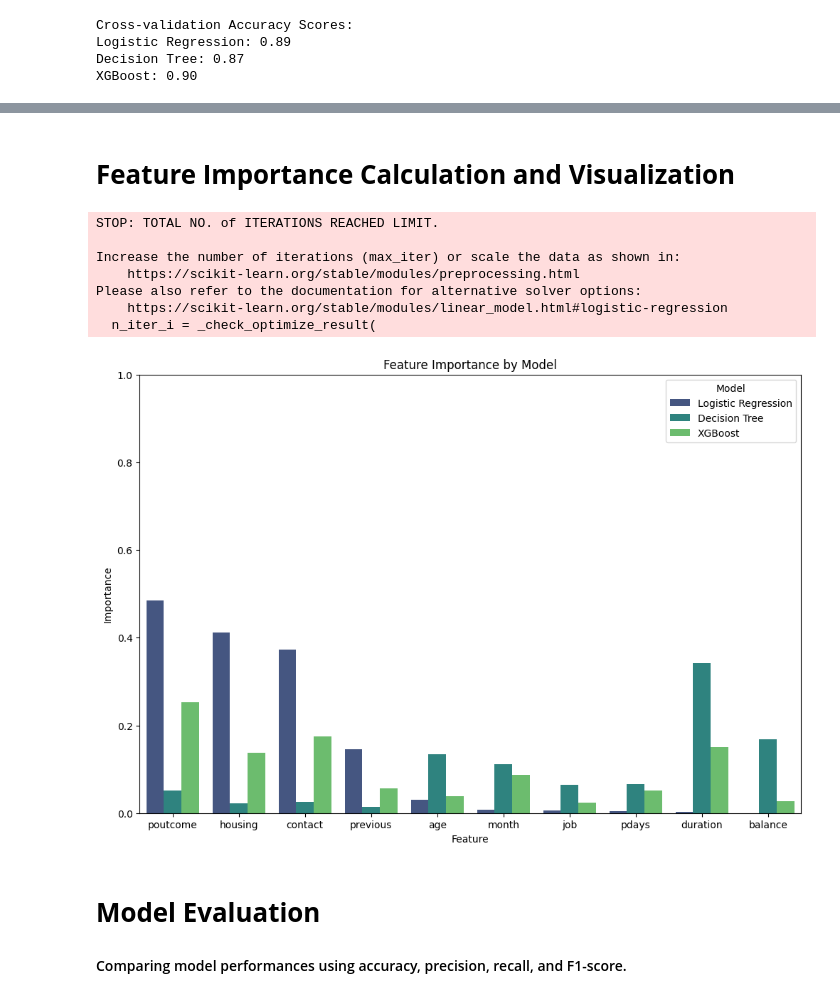
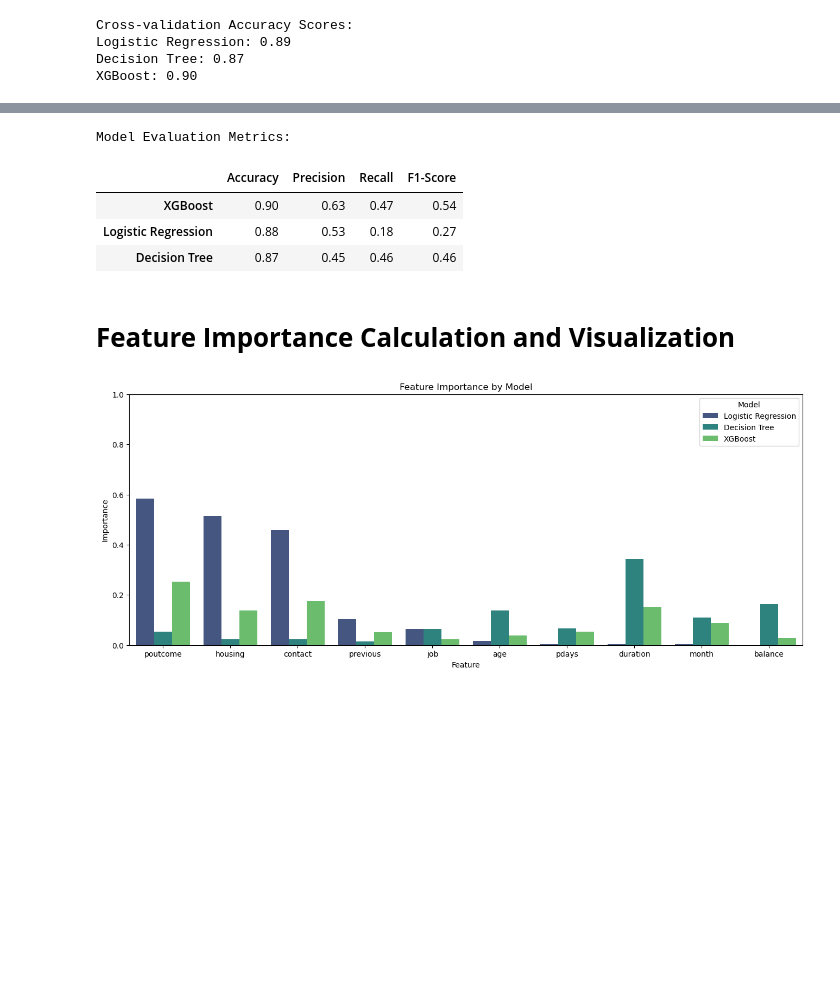
Before and after one commit to JoshvaDS/Bank-Marketing-Campaign-Prediction, a Jupyter notebook: bank_marketing_analysis.ipynb, the cells around one changed output, grey strips where cells are left out. Saved outputs shown, nothing was run; the diff lists cells and outputs as text; code cells hidden in the pictures; blank space fills up the shorter version.

Commit message:
Bank Marketing Campaign Success Prediction using ML Models

```diff
--- a/bank_marketing_analysis.ipynb
+++ b/bank_marketing_analysis.ipynb
@@ -32,8 +30,11 @@ import seaborn as sns  # Provides advanced visualizations with aesthetics
 # **Loading DataSet**
 # %%
 # Loading the Bank Marketing Dataset
-# Reading the CSV file containing the bank marketing data using the semicolon (;) as the delimiter
-bank_marketing_df = pd.read_csv('Data/bank-full.csv', sep=';')
+# Define the path to the CSV file containing the bank marketing dataset
+csv_file = 'Data/bank-full.csv'
+
+# Reading the CSV file into a pandas DataFrame using the semicolon (;) as the delimiter
+bank_marketing_df = pd.read_csv(csv_file, sep=';')
 # %% [markdown]
 # **Statistical Overview of the Dataset**
 
@@ -318,54 +344,73 @@ XGBoost: 0.90
+# %%
+# Storing evaluation metrics (Accuracy, Precision, Recall, F1-Score) for each model
+evaluation_metrics = {}
+
+# Loop through each model to train and evaluate its performance on the test set
+for model_name, model in models.items():
+
+    # Make predictions on the test set using the trained model
+    Y_pred = model.predict(X_test)
+
+    # Calculate various evaluation metrics to assess model performance and Store the evaluation metrics for the current model
+    evaluation_metrics[model_name] = {
+        'Accuracy': accuracy_score(Y_test, Y_pred),                # Accuracy: Proportion of correct predictions
+        'Precision': precision_score(Y_test, Y_pred),              # Precision: Proportion of positive predictions that are correct
+        'Recall': recall_score(Y_test, Y_pred),                    # Recall: Proportion of actual positives that are correctly identified
+        'F1-Score': f1_score(Y_test, Y_pred)                       # F1-Score: Harmonic mean of Precision and Recall
+    }
+
+# Displaying the evaluation metrics for each model
+print("Model Evaluation Metrics:")
+
+# Creating a DataFrame from the evaluation metrics dictionary
+evaluation_metrics_df = pd.DataFrame(evaluation_metrics).T.round(2)
+
+# Sorting the DataFrame by Accuracy, then Precision, F1-Score, and Recall in descending order
+evaluation_metrics_df.sort_values(by=['Accuracy', 'Precision', 'F1-Score', 'Recall'], ascending=False, inplace=True)
+
+# Displaying the DataFrame containing evaluation metrics for each model
+evaluation_metrics_df
+# %% [output]
+Model Evaluation Metrics:
+|  | Accuracy | Precision | Recall | F1-Score |
+| XGBoost | 0.90 | 0.63 | 0.47 | 0.54 |
+| Logistic Regression | 0.88 | 0.53 | 0.18 | 0.27 |
+| Decision Tree | 0.87 | 0.45 | 0.46 | 0.46 |
 # %% [markdown]
 # **Feature Importance Calculation and Visualization**
 # %%
 # Creating an empty list to store feature importance data for each model
 model_importance_list = []
 
 # Looping through each model to calculate and store feature importance
 for model_name, model in models.items():
-    model.fit(X_train, Y_train)  # Fitting the model to the training data
 
     # Calculating feature importance based on the model type
     if model_name == 'Logistic Regression':
         # Logistic Regression uses coefficients as feature importance
-        LR_importance = np.abs(model.coef_[0])  # Getting the absolute values of the coefficients
-        feature_importance = pd.DataFrame({
-            'Model': [model_name] * len(X_train.columns),
-            'Feature': X_train.columns,
-            'Importance': LR_importance
-        }).sort_values(by='Importance', ascending=False)
-
+        importance_values = np.abs(model.coef_[0])  # Getting the absolute values of the coefficients
     else:
         # Decision Tree & XGBoost use the 'feature_importances_' attribute for feature importance
-        feature_importance = pd.DataFrame({
-            'Model': [model_name] * len(X_train.columns),
-            'Feature': X_train.columns,
-            'Importance': model.feature_importances_
-        }).sort_values(by='Importance', ascending=False)
+        importance_values = model.feature_importances_
+
+    feature_importance = pd.DataFrame({
+    'Model': [model_name] * len(X_train.columns),
+    'Feature': X_train.columns,
+    'Importance': importance_values }).sort_values(by='Importance', ascending=False)
 
     # Appending each model's feature importance data to the list
     model_importance_list.append(feature_importance)
 
 # Combining all feature importance data into a single DataFrame for comparison
 final_importance_df = pd.concat(model_importance_list, axis=0, ignore_index=True)
 
 # Plotting feature importance for each model
-plt.figure(figsize=(12, 8))  # Setting figure size for the plot
+plt.figure(figsize=(16, 6))  # Setting figure size for the plot
 sns.barplot(data=final_importance_df, x='Feature', y='Importance', hue='Model', palette='viridis')  # Creating a bar plot
 plt.title('Feature Importance by Model')  # Setting plot title
 plt.xlabel('Feature')  # Label for x-axis
 plt.ylabel('Importance')  # Label for y-axis
 plt.ylim(0, 1)  # Setting y-axis limits as feature importance values
 plt.show()
 # %% [output]
-STOP: TOTAL NO. of ITERATIONS REACHED LIMIT.
-
-Increase the number of iterations (max_iter) or scale the data as shown in:
-    https://scikit-learn.org/stable/modules/preprocessing.html
-Please also refer to the documentation for alternative solver options:
-    https://scikit-learn.org/stable/modules/linear_model.html#logistic-regression
-  n_iter_i = _check_optimize_result(
-[figure, old version]
+[figure, new version]
-# %% [markdown]
-# **Model Evaluation**
-#### Comparing model performances using accuracy, precision, recall, and F1-score.
```
Also changed, not shown: parts of 16 cells of this notebook.
